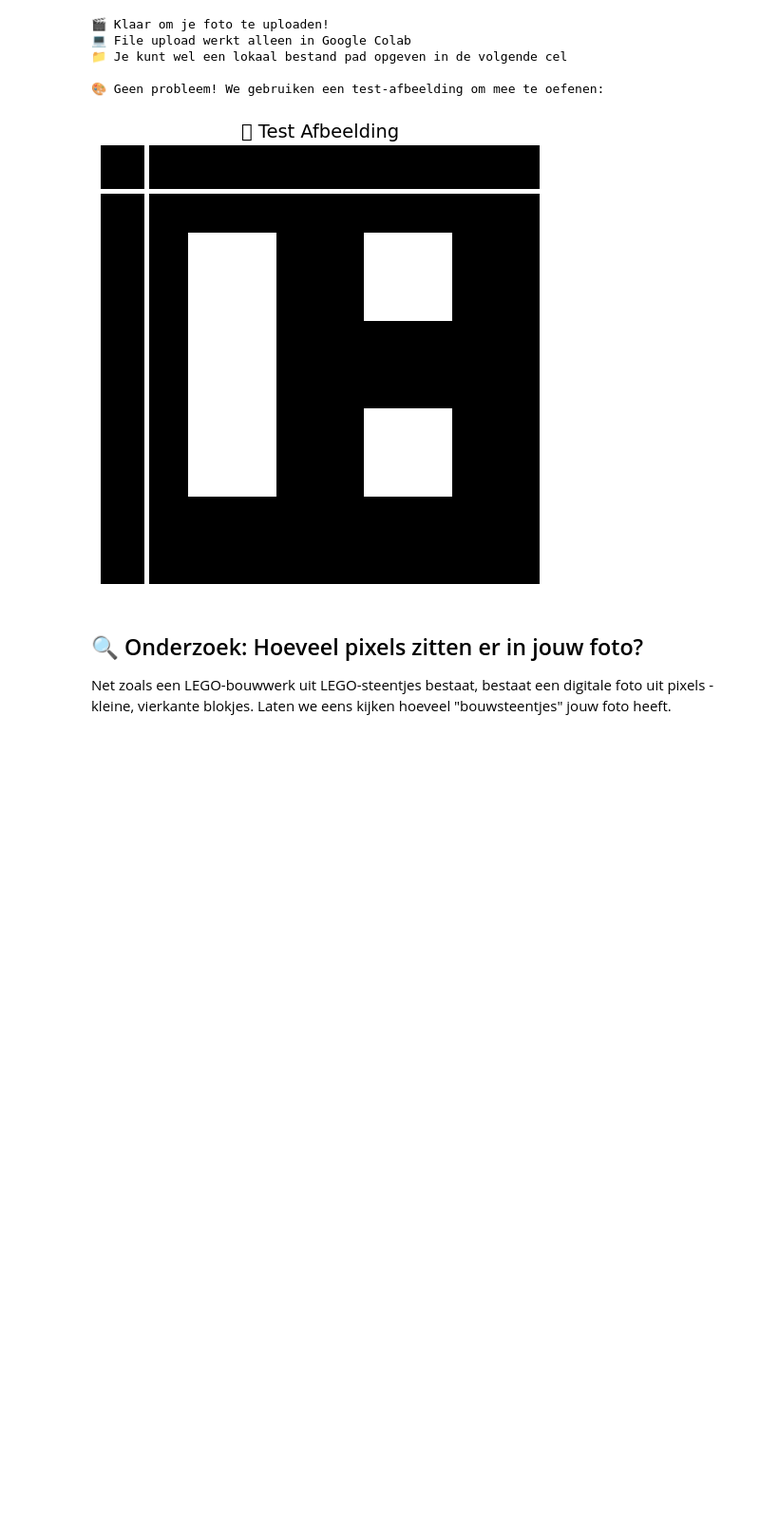
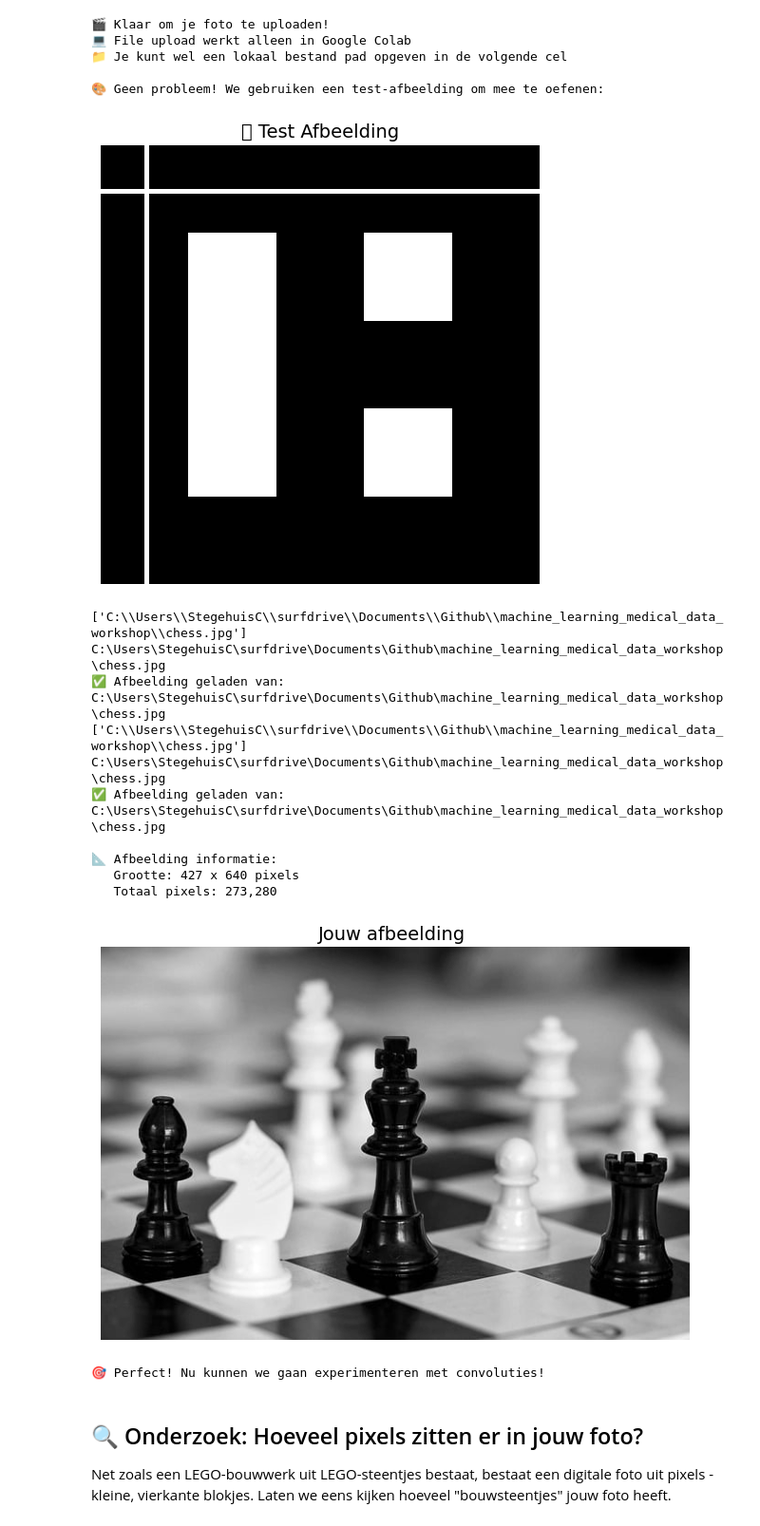
Before and after one commit to clarastegehuis/machine_learning_medical_data_workshop, a Jupyter notebook: workshop_convolutie_geen_ai.ipynb, the cells around one changed output. Shown at 95% size. Saved outputs shown, nothing was run; the diff lists cells and outputs as text; code cells hidden in the pictures; blank space fills up the shorter version.

```diff
--- a/workshop_convolutie_geen_ai.ipynb
+++ b/workshop_convolutie_geen_ai.ipynb
@@ -121,7 +119,7 @@ def visualize(img, title="Afbeelding", clim=None):
     plt.show()
 
 def create_sample_image():
-    """Maak een simpele test-afbeelding als we geen andere hebben"""
+    """Maak een simpele testafbeelding als we geen andere hebben"""
     # Maak een simpel patroon
     img = np.zeros((100, 100))
     img[20:80, 20:40] = 255  # Witte rechthoek
@@ -132,5 +130,5 @@ def create_sample_image():
     img[:, 10] = 255  # Verticale lijn
     return img
 
-print("🎨 Beeldbewerkings-functies geladen!")
+print("🎨 Beeldbewerkingsfuncties geladen!")
 # %% [output]
@@ -213,43 +211,61 @@ if user_image is None:
 🎨 Geen probleem! We gebruiken een test-afbeelding om mee te oefenen:
 [figure]
 # %%
-# 🎨 Alternatief: Lokaal Bestand of Online Foto
+# 🎨 Alternatief: Lokaal bestand of online foto
 
 def load_alternative_image():
     """Laad een alternatieve afbeelding als uploaden niet werkt"""
 
     # Probeer een lokaal bestand (gebruikers kunnen dit aanpassen)
     local_paths = [
-        "foto.jpg",  # Gebruikers kunnen hun foto hier neerzetten
-        "image.png",
-        "/content/machine_learning_medical_data_workshop/TEV1P1CTI.mhd"  # Fallback
+        "C:\\Users\\StegehuisC\\surfdrive\\Documents\\Github\\machine_learning_medical_data_workshop\\chess.jpg",
+        #"foto.jpg",  # Gebruikers kunnen hun foto hier neerzetten
+        #"image.png",
+        #"/content/machine_learning_medical_data_workshop/TEV1P1CTI.mhd"  # Fallback
     ]
 
+    print(local_paths)
     for path in local_paths:
         img = open_img(path)
+        print(path)
         if img is not None:
             print(f"✅ Afbeelding geladen van: {path}")
             return img
 
-    # Als alles faalt, maak een test-afbeelding
-    print("🎨 Maken van een test-afbeelding...")
+    # Als alles faalt, maak een testafbeelding
+    print("🎨 Maken van een testafbeelding...")
     return create_sample_image()
 
 # Gebruik de geüploade foto, of laad een alternatief
 if 'user_image' not in globals() or user_image is None:
     img = load_alternative_image()
 else:
     img = user_image
     print("📸 Gebruiken van je geüploade foto!")
 
+img = load_alternative_image()
+
 print(f"\n📐 Afbeelding informatie:")
 print(f"   Grootte: {img.shape[0]} x {img.shape[1]} pixels")
 print(f"   Totaal pixels: {img.shape[0] * img.shape[1]:,}")
 
 # Laat de afbeelding zien
-visualize(img, "🖼️ Jouw Afbeelding - Klaar voor Experimenten!")
+visualize(img, "Jouw afbeelding ")
 
 print("\n🎯 Perfect! Nu kunnen we gaan experimenteren met convoluties!")
+# %% [output]
+['C:\\Users\\StegehuisC\\surfdrive\\Documents\\Github\\machine_learning_medical_data_workshop\\chess.jpg']
+C:\Users\StegehuisC\surfdrive\Documents\Github\machine_learning_medical_data_workshop\chess.jpg
+✅ Afbeelding geladen van: C:\Users\StegehuisC\surfdrive\Documents\Github\machine_learning_medical_data_workshop\chess.jpg
+['C:\\Users\\StegehuisC\\surfdrive\\Documents\\Github\\machine_learning_medical_data_workshop\\chess.jpg']
+C:\Users\StegehuisC\surfdrive\Documents\Github\machine_learning_medical_data_workshop\chess.jpg
+✅ Afbeelding geladen van: C:\Users\StegehuisC\surfdrive\Documents\Github\machine_learning_medical_data_workshop\chess.jpg
+
+📐 Afbeelding informatie:
+   Grootte: 427 x 640 pixels
+   Totaal pixels: 273,280
+[figure, added]
+🎯 Perfect! Nu kunnen we gaan experimenteren met convoluties!
 # %% [markdown]
 ## 🔍 Onderzoek: Hoeveel pixels zitten er in jouw foto?
 
```
Also changed, not shown: parts of 24 cells of this notebook, 1 other file.
